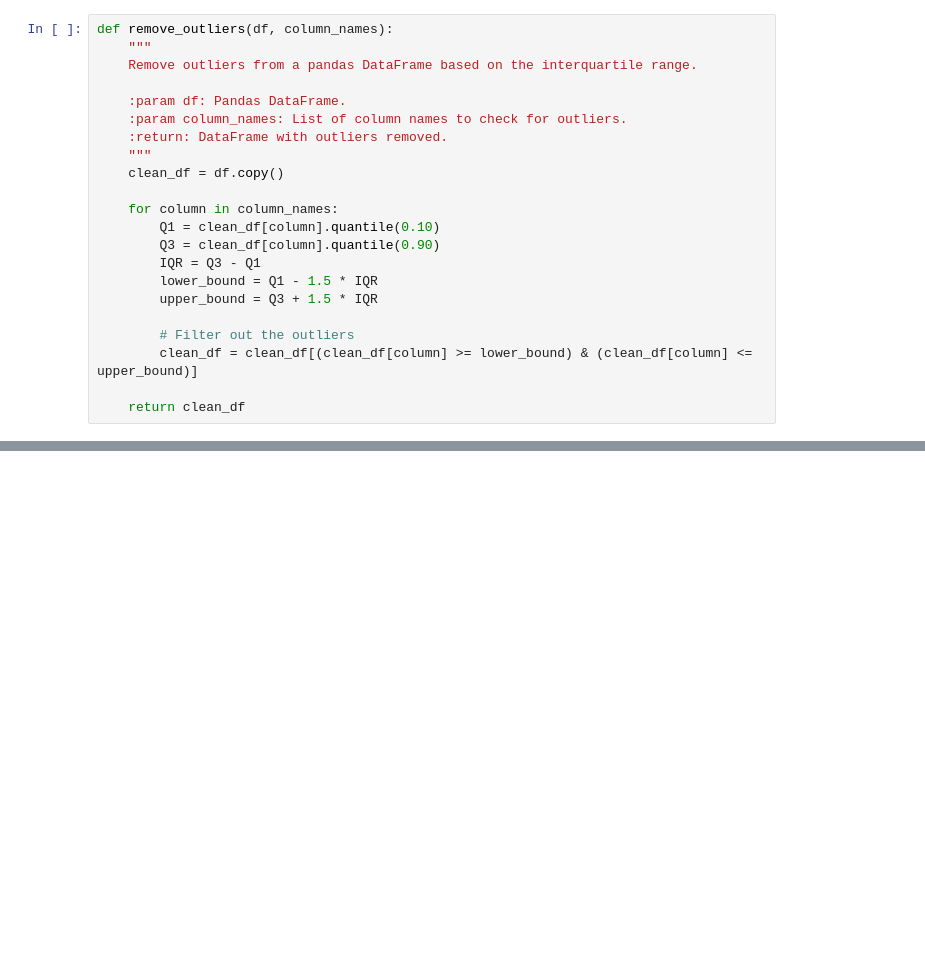
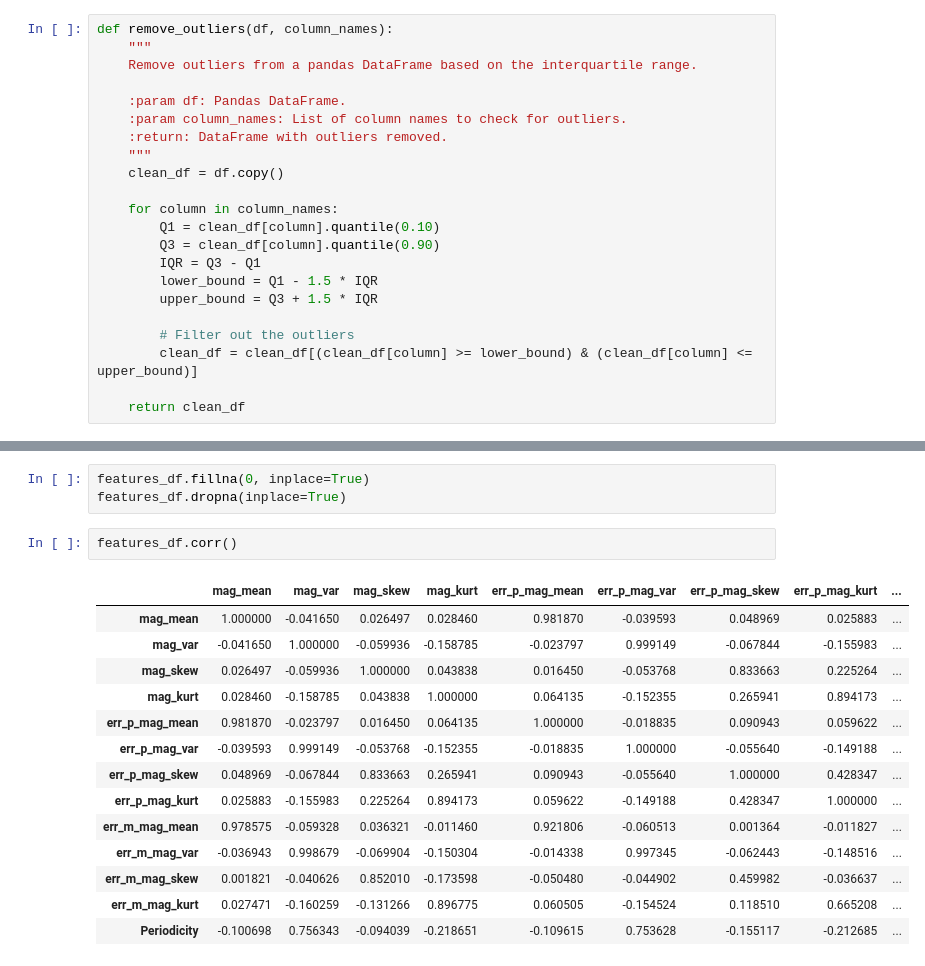
Before and after one commit to manulv96/Tesis, a Jupyter notebook: AGNs.ipynb, the cells around one changed output, grey strips where cells are left out. Drawn from its saved outputs; the diff is of its cells as text; blank space fills up the shorter version.

```diff
--- a/AGNs.ipynb
+++ b/AGNs.ipynb
@@ -405,0 +451,20 @@ features_df
+# %%
+features_df.fillna(0, inplace=True)
+features_df.dropna(inplace=True)
+# %%
+features_df.corr()
+# %% [output]
+|  | mag_mean | mag_var | mag_skew | mag_kurt | err_p_mag_mean | err_p_mag_var | err_p_mag_skew | err_p_mag_kurt | ... |
+| mag_mean | 1.000000 | -0.041650 | 0.026497 | 0.028460 | 0.981870 | -0.039593 | 0.048969 | 0.025883 | ... |
+| mag_var | -0.041650 | 1.000000 | -0.059936 | -0.158785 | -0.023797 | 0.999149 | -0.067844 | -0.155983 | ... |
+| mag_skew | 0.026497 | -0.059936 | 1.000000 | 0.043838 | 0.016450 | -0.053768 | 0.833663 | 0.225264 | ... |
+| mag_kurt | 0.028460 | -0.158785 | 0.043838 | 1.000000 | 0.064135 | -0.152355 | 0.265941 | 0.894173 | ... |
+| err_p_mag_mean | 0.981870 | -0.023797 | 0.016450 | 0.064135 | 1.000000 | -0.018835 | 0.090943 | 0.059622 | ... |
+| err_p_mag_var | -0.039593 | 0.999149 | -0.053768 | -0.152355 | -0.018835 | 1.000000 | -0.055640 | -0.149188 | ... |
+| err_p_mag_skew | 0.048969 | -0.067844 | 0.833663 | 0.265941 | 0.090943 | -0.055640 | 1.000000 | 0.428347 | ... |
+| err_p_mag_kurt | 0.025883 | -0.155983 | 0.225264 | 0.894173 | 0.059622 | -0.149188 | 0.428347 | 1.000000 | ... |
+| err_m_mag_mean | 0.978575 | -0.059328 | 0.036321 | -0.011460 | 0.921806 | -0.060513 | 0.001364 | -0.011827 | ... |
+| err_m_mag_var | -0.036943 | 0.998679 | -0.069904 | -0.150304 | -0.014338 | 0.997345 | -0.062443 | -0.148516 | ... |
+| err_m_mag_skew | 0.001821 | -0.040626 | 0.852010 | -0.173598 | -0.050480 | -0.044902 | 0.459982 | -0.036637 | ... |
+| err_m_mag_kurt | 0.027471 | -0.160259 | -0.131266 | 0.896775 | 0.060505 | -0.154524 | 0.118510 | 0.665208 | ... |
+| Periodicity | -0.100698 | 0.756343 | -0.094039 | -0.218651 | -0.109615 | 0.753628 | -0.155117 | -0.212685 | ... |
```
Also changed, not shown: parts of 27 cells of this notebook.
